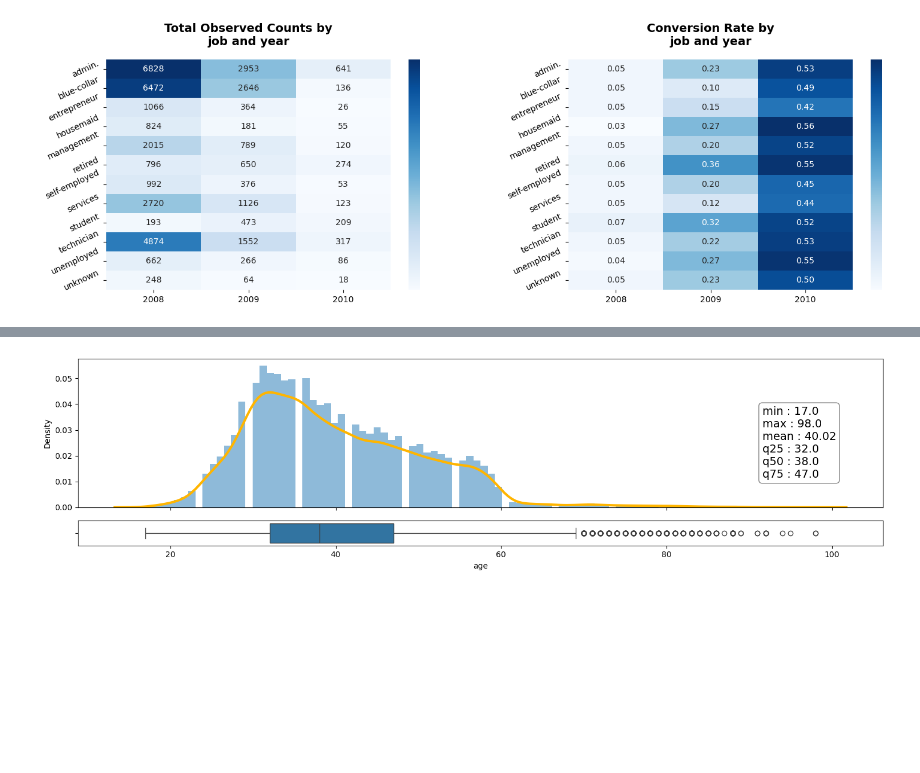
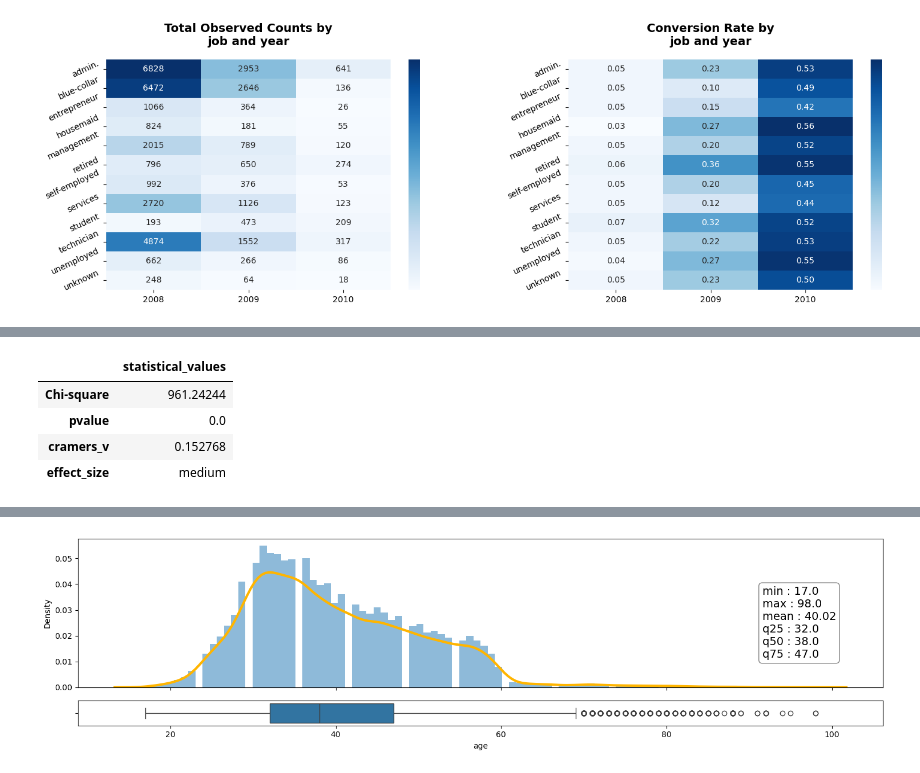
Before and after one commit to annugit1655/Bank-TeleMarketing, a Jupyter notebook: notebooks/bank-client-eda-term-deposit.ipynb, the cells around one changed output, grey strips where cells are left out. Cells and saved outputs as stored; diff of their text form; code cells hidden in the pictures; blank space fills up the shorter version.

```diff
--- a/notebooks/bank-client-eda-term-deposit.ipynb
+++ b/notebooks/bank-client-eda-term-deposit.ipynb
@@ -287,0 +323,19 @@ def plot_heatmap_bivariate_analysis(df, var1, var2, y_binary):
+# %%
+# Statistical test for relationship between categorical variables and y(term deposit)
+def chi_square_categorical_y(data, feature_var, target_var):
+    # Contingency table
+    table = pd.crosstab(data[feature_var], data[target_var])
+
+    # Chi-square test
+    chi2, p, dof, expected = stats.chi2_contingency(table)
+
+    # Compute Cramér's V
+    n = table.sum().sum()
+    k = min(table.shape)
+    cramers_v = np.sqrt(chi2 / (n * (k - 1)))
+    significance = 'small' if cramers_v < 0.1 else 'medium' if cramers_v < 0.3 else 'large' if cramers_v < 0.5 else 'very large'
+    df = pd.DataFrame(
+        [chi2, p, cramers_v, significance], index=['Chi-square', 'pvalue', 'cramers_v', 'effect_size'], columns=['statistical_values'])
+
+    df = df.round(4)
+    return df
@@ -299,0 +405,10 @@ total_df, yes_df, fig = plot_heatmap_bivariate_analysis(tele_df, 'job', 'year',
+# %%
+# Statistical test between job and y(term-deposit)
+df = chi_square_categorical_y(tele_df, 'job', 'y')
+df
+# %% [output]
+|  | statistical_values |
+| Chi-square | 961.24244 |
+| pvalue | 0.0 |
+| cramers_v | 0.152768 |
+| effect_size | medium |
```
Also changed, not shown: parts of 11 cells of this notebook.
